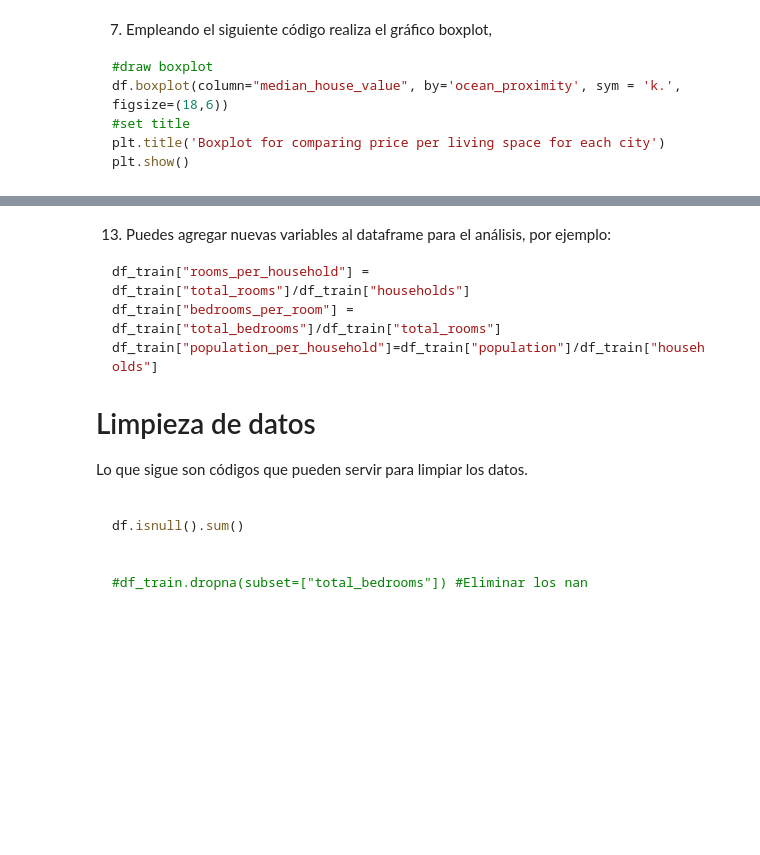
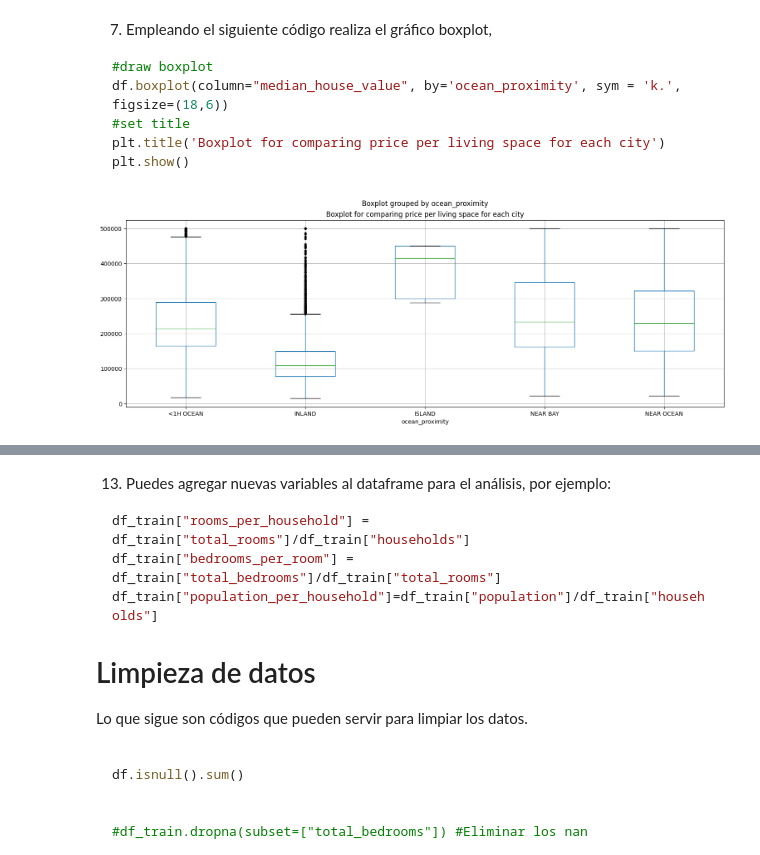
Before and after one commit to CienciaDatosUdea/002_EstudiantesAprendizajeEstadistico, a Jupyter notebook: semestre2025-2/Estudiantes/Sarmiento_8348/Labs/Laboratorio_05_ABC_Modelo_v1.ipynb, the cells around one changed output, grey strips where cells are left out. Saved outputs shown, nothing was run; the diff lists cells and outputs as text; code cells hidden in the pictures; blank space fills up the shorter version.

````diff
--- a/semestre2025-2/Estudiantes/Sarmiento_8348/Labs/Laboratorio_05_ABC_Modelo_v1.ipynb
+++ b/semestre2025-2/Estudiantes/Sarmiento_8348/Labs/Laboratorio_05_ABC_Modelo_v1.ipynb
@@ -119,6 +240,14 @@ df.boxplot(column="median_house_value", by='ocean_proximity', sym = 'k.', figsiz
 plt.title('Boxplot for comparing price per living space for each city')
 plt.show()
 ```
+# %%
+#d 7. raw boxplot
+df.boxplot(column="median_house_value", by='ocean_proximity', sym = 'k.', figsize=(18,6))
+#set title
+plt.title('Boxplot for comparing price per living space for each city')
+plt.show()
+# %% [output]
+[figure, added]
 # %% [markdown]
 8. Determina la matrix de correlación.
 
````
Also changed, not shown: parts of 23 cells of this notebook, 1 other file.
